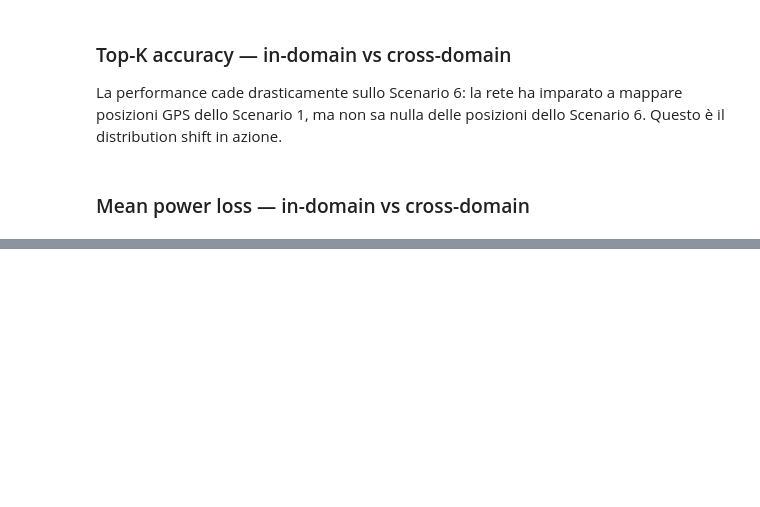
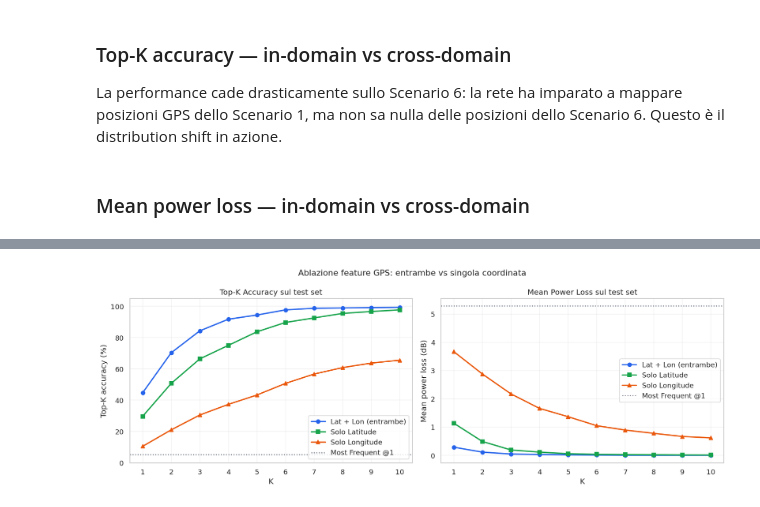
Before and after one commit to dontolon/intro_to_ml, a Jupyter notebook: gps_beam_prediction_workshop.ipynb, the cells around one changed output, grey strips where cells are left out. Drawn from its saved outputs; the diff is of its cells as text; code cells hidden in the pictures; blank space fills up the shorter version.

```diff
--- a/gps_beam_prediction_workshop.ipynb
+++ b/gps_beam_prediction_workshop.ipynb
@@ -749,0 +1046,40 @@ Abbiamo seguito una pipeline completa:
+# %%
+ks = np.arange(1, 11)
+
+fig, (ax1, ax2) = plt.subplots(1, 2, figsize=(14, 5))
+
+# Top-K accuracy
+ax1.plot(ks, accs_test_studenti * 100, marker="o", lw=2, color="#2563eb", label="Lat + Lon (entrambe)")
+ax1.plot(ks, accs_lat * 100,           marker="s", lw=2, color="#16a34a", label="Solo Latitude")
+ax1.plot(ks, accs_lon * 100,           marker="^", lw=2, color="#ea580c", label="Solo Longitude")
+ax1.axhline(baseline_topk["Most frequent"][0] * 100, color="#6b7280", ls=":", lw=1.5, label="Most Frequent @1")
+ax1.set_title("Top-K Accuracy sul test set")
+ax1.set_xlabel("K")
+ax1.set_ylabel("Top-K accuracy (%)")
+ax1.set_xticks(ks)
+ax1.set_ylim(0, 105)
+ax1.grid(alpha=0.25)
+ax1.legend()
+
+# Mean power loss
+ax2.plot(ks, losses_test_studenti, marker="o", lw=2, color="#2563eb", label="Lat + Lon (entrambe)")
+ax2.plot(ks, losses_lat,           marker="s", lw=2, color="#16a34a", label="Solo Latitude")
+ax2.plot(ks, losses_lon,           marker="^", lw=2, color="#ea580c", label="Solo Longitude")
+ax2.axhline(baseline_loss["Most frequent"][0], color="#6b7280", ls=":", lw=1.5, label="Most Frequent @1")
+ax2.set_title("Mean Power Loss sul test set")
+ax2.set_xlabel("K")
+ax2.set_ylabel("Mean power loss (dB)")
+ax2.set_xticks(ks)
+ax2.grid(alpha=0.25)
+ax2.legend()
+
+plt.suptitle("Ablazione feature GPS: entrambe vs singola coordinata", fontsize=13)
+plt.tight_layout()
+plt.show()
+
+print("\nRiepilogo Top-1:")
+print(f"  Lat + Lon  — accuracy: {accs_test_studenti[0]:.3f}  |  power loss: {losses_test_studenti[0]:.3f} dB")
+print(f"  Solo Lat   — accuracy: {accs_lat[0]:.3f}  |  power loss: {losses_lat[0]:.3f} dB")
+print(f"  Solo Lon   — accuracy: {accs_lon[0]:.3f}  |  power loss: {losses_lon[0]:.3f} dB")
+# %% [output]
+[figure, added]
```
Also changed, not shown: parts of 48 cells of this notebook.
